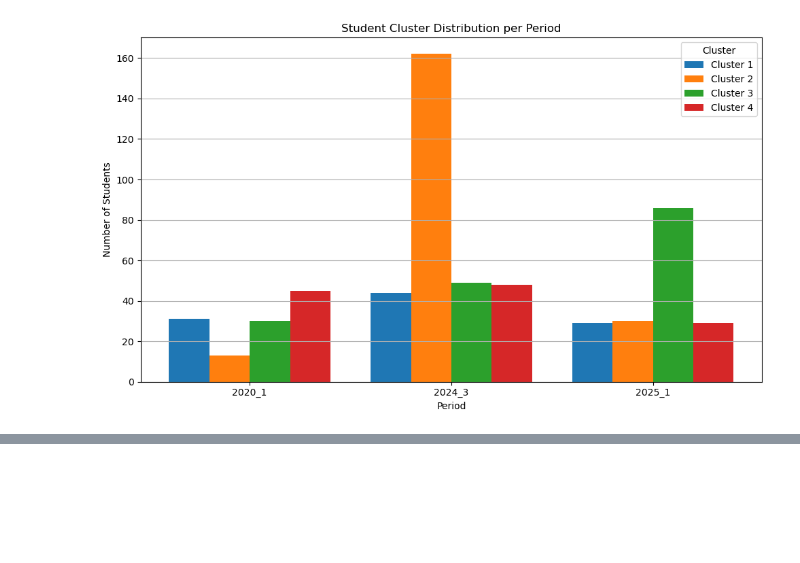
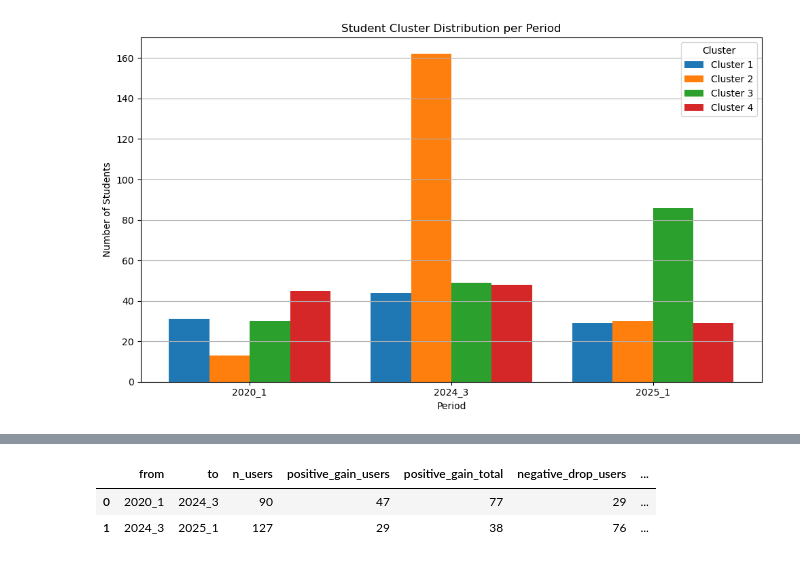
Before and after one commit to malenraychev/BigMMMBehaviour, a Jupyter notebook: m4_MMM_copy.ipynb, the cells around one changed output, grey strips where cells are left out. Saved outputs shown, nothing was run; the diff lists cells and outputs as text; code cells hidden in the pictures; blank space fills up the shorter version.

```diff
--- a/m4_MMM_copy.ipynb
+++ b/m4_MMM_copy.ipynb
@@ -587,0 +590,79 @@ plot_cluster_transition_sankey(clustered_students_by_period)
+# %%
+def compute_combined_fluctuation_metrics(clustered_students_by_period):
+    """
+    Computes both raw and normalized (signed) cluster fluctuation metrics across periods.
+
+    Returns:
+        pd.DataFrame combining all metrics.
+    """
+    sorted_periods = sorted(clustered_students_by_period.keys())
+    raw_metrics = []
+    signed_metrics = []
+
+    # Build wide format: one row per user with cluster per period
+    records = []
+    for period in sorted_periods:
+        df = clustered_students_by_period[period]
+        if df is not None:
+            records.append(df[['user_id', 'cluster']].rename(columns={'cluster': period}))
+    merged = records[0]
+    for df in records[1:]:
+        merged = pd.merge(merged, df, on='user_id', how='outer')
+
+    # Compute metrics for each adjacent period pair
+    for i in range(len(sorted_periods) - 1):
+        p1, p2 = sorted_periods[i], sorted_periods[i + 1]
+        sub = merged[[p1, p2]].dropna().astype(int)
+        if sub.empty:
+            continue
+
+        diffs = sub[p2] - sub[p1]
+        N = len(diffs)
+
+        # Raw metrics
+        positive_movement = (diffs < 0).sum()
+        negative_movement = (diffs > 0).sum()
+        positive_gain = (-diffs[diffs < 0]).sum()
+        negative_drop = diffs[diffs > 0].sum()
+        total_movement = abs(diffs).sum()
+
+        raw_metrics.append({
+            'from': p1,
+            'to': p2,
+            'n_users': N,
+            'positive_gain_users': positive_movement,
+            'positive_gain_total': positive_gain,
+            'negative_drop_users': negative_movement,
+            'negative_drop_total': negative_drop,
+            'total_fluctuation': total_movement
+        })
+
+        # Signed + normalized metrics
+        signed_movement = (-diffs).mean()
+        avg_total_movement = abs(diffs).mean()
+
+        pos_gains = -diffs[diffs < 0]
+        neg_drops = diffs[diffs > 0]
+        std_positive = pos_gains.std() if not pos_gains.empty else 0.0
+        std_negative = neg_drops.std() if not neg_drops.empty else 0.0
+
+        signed_metrics.append({
+            'from': p1,
+            'to': p2,
+            'signed_avg_movement': signed_movement,
+            'avg_total_movement': avg_total_movement,
+            'std_positive_gain': std_positive,
+            'std_negative_drop': std_negative
+        })
+
+    # Merge both metric sets
+    df_raw = pd.DataFrame(raw_metrics)
+    df_signed = pd.DataFrame(signed_metrics)
+    combined_df = pd.merge(df_raw, df_signed, on=['from', 'to'])
+
+    return combined_df
+
+fluctuation_metrics = compute_combined_fluctuation_metrics(clustered_students_by_period)
+print("\nFluctuation metrics:")
+display(fluctuation_metrics)
+# %% [output]
@@ -587,0 +670,3 @@ plot_cluster_transition_sankey(clustered_students_by_period)
+|  | from | to | n_users | positive_gain_users | positive_gain_total | negative_drop_users | ... |
+| 0 | 2020_1 | 2024_3 | 90 | 47 | 77 | 29 | ... |
+| 1 | 2024_3 | 2025_1 | 127 | 29 | 38 | 76 | ... |
```
Also changed, not shown: parts of 3 cells of this notebook.
